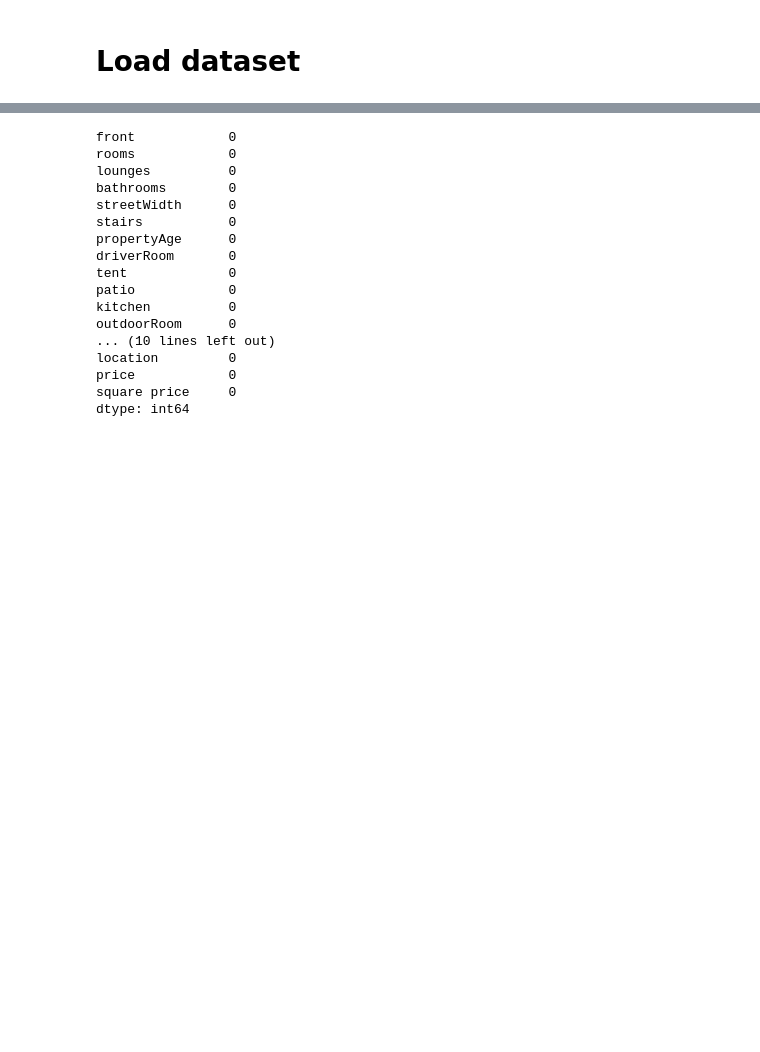
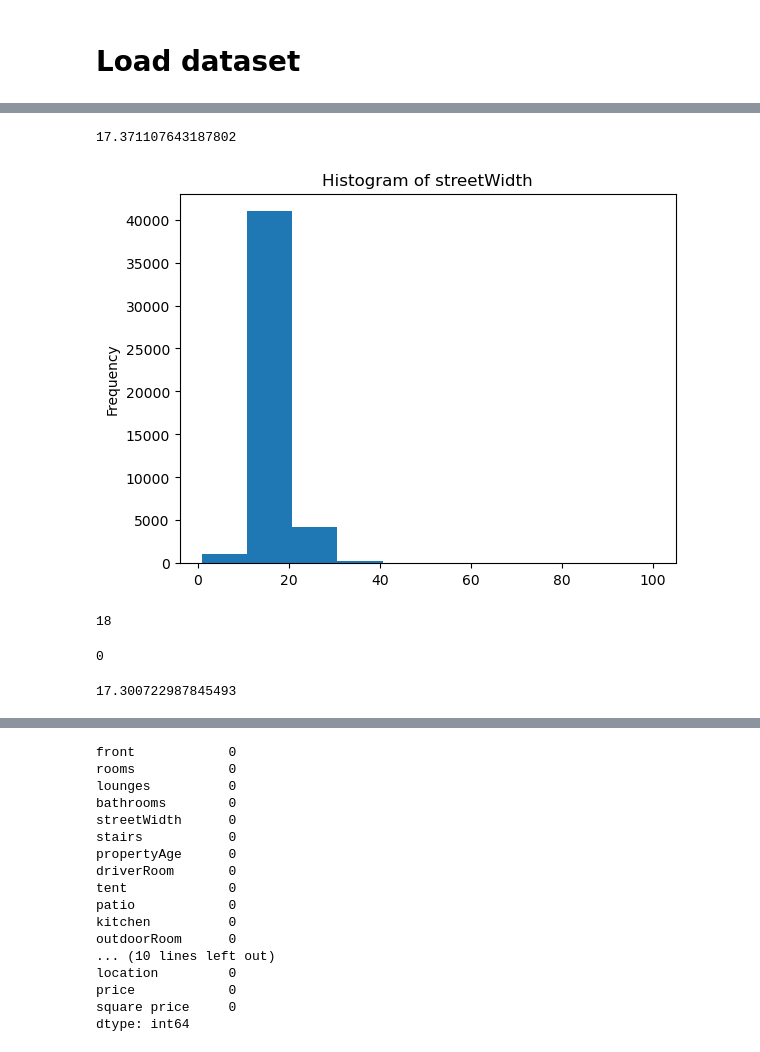
Before and after one commit to Tuwaiq-Data-Science-Bootcamp-V2/Bootcamp-Project-3, a Jupyter notebook: Alaa.ipynb, the cells around one changed output, grey strips where cells are left out. Drawn from its saved outputs; the diff is of its cells as text; code cells hidden in the pictures; blank space fills up the shorter version.

```diff
--- a/Alaa.ipynb
+++ b/Alaa.ipynb
@@ -75,0 +176,22 @@ df = df.dropna()
+# %%
+df['streetWidth'].var()
+# %% [output]
+17.371107643187802
+# %%
+df['streetWidth'].plot(kind="hist", title="Histogram of streetWidth");
+# %% [output]
+[figure, added]
+# %%
+streetWidth_mean = round(df['streetWidth'].mean())
+streetWidth_mean
+# %% [output]
+18
+# %%
+df['streetWidth'] = df['streetWidth'].fillna(streetWidth_mean)
+df['streetWidth'].isnull().sum()
+# %% [output]
+0
+# %%
+df['streetWidth'].var()
+# %% [output]
+17.300722987845493
```
Also changed, not shown: parts of 55 cells of this notebook.
